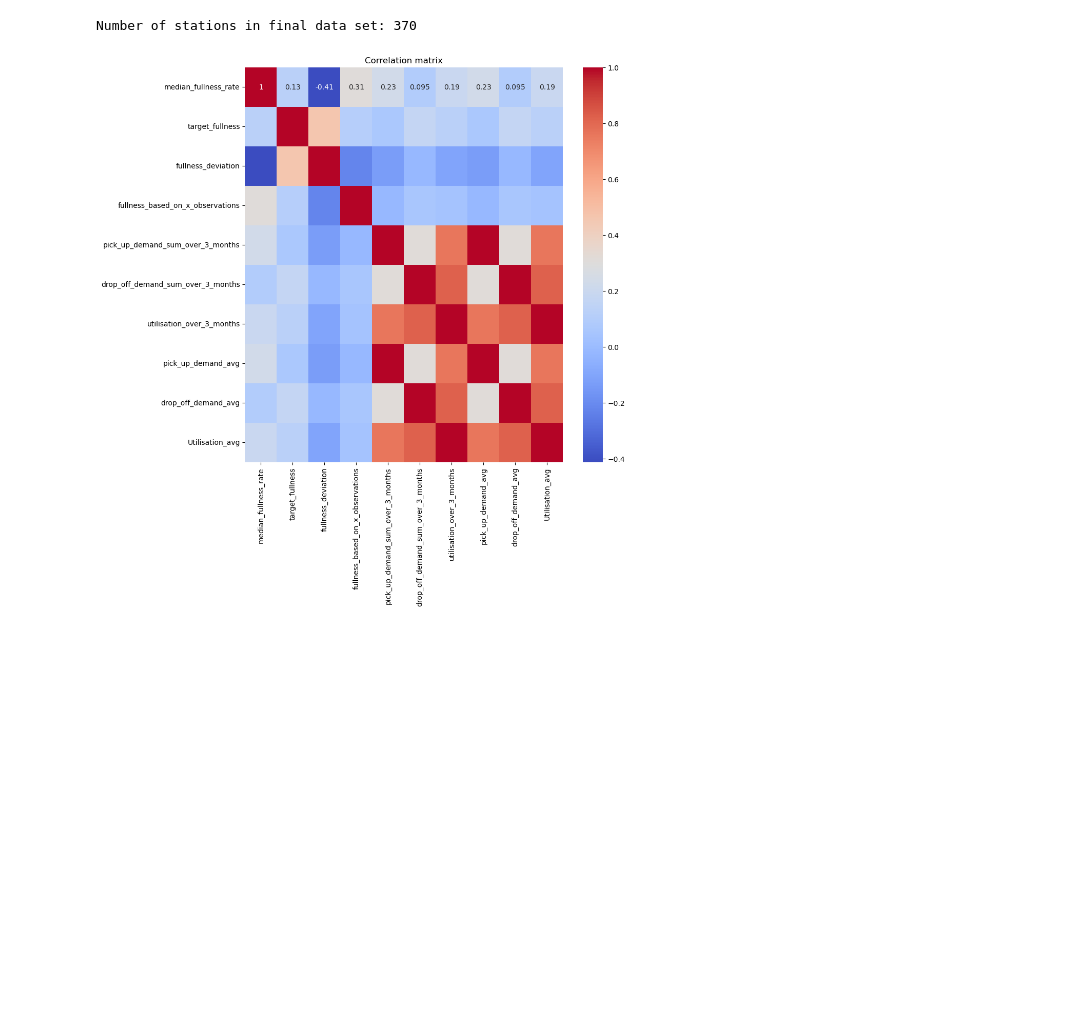
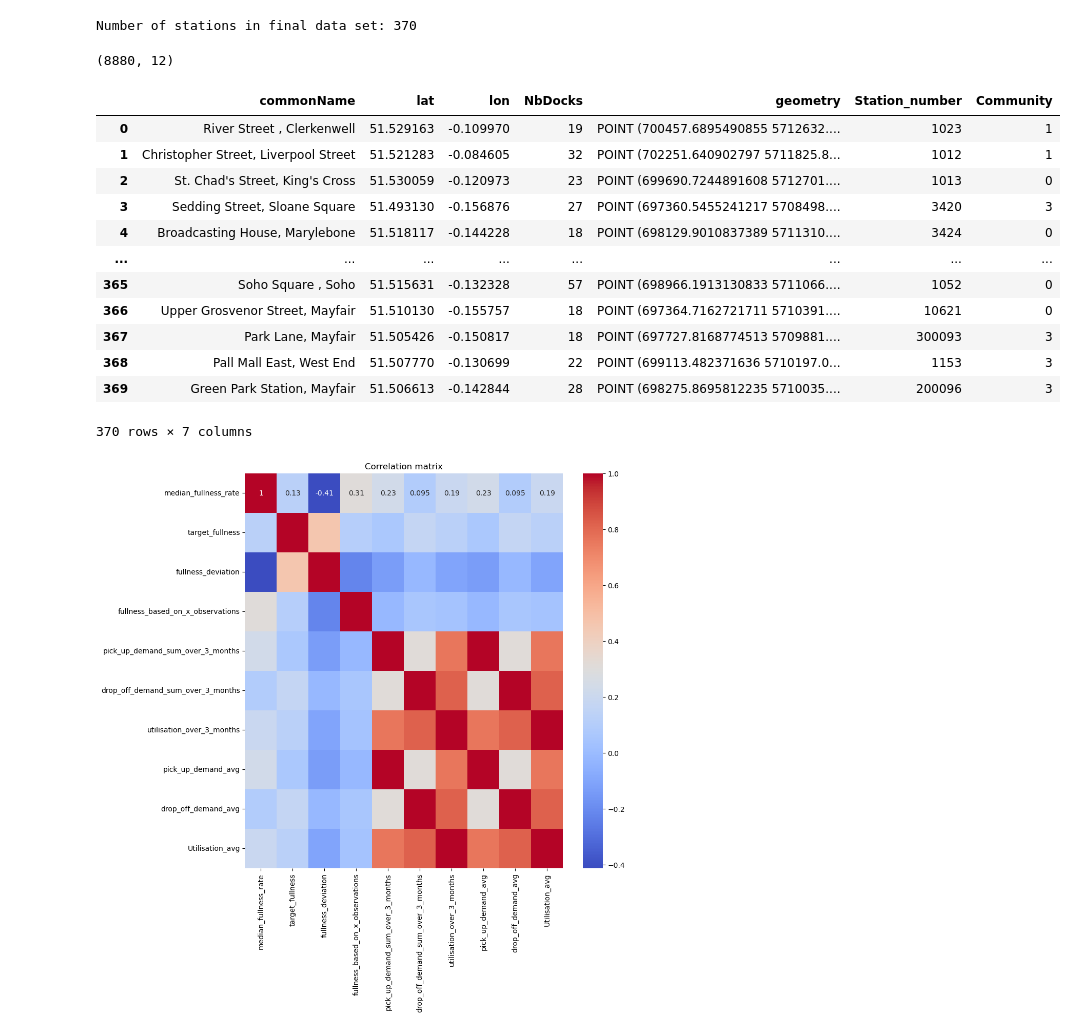
Before and after one commit to julxi-tech/London-Bike-Sharing-Network-Analysis, a Jupyter notebook: src/03_C_Methodology_Usage_and_Demand_Analysis.ipynb, the cells around one changed output. Drawn from its saved outputs; the diff is of its cells as text; code cells hidden in the pictures; blank space fills up the shorter version.

```diff
--- a/src/03_C_Methodology_Usage_and_Demand_Analysis.ipynb
+++ b/src/03_C_Methodology_Usage_and_Demand_Analysis.ipynb
@@ -348,6 +352,29 @@ print(f"Number of stations in final data set: {final_data_set_central_london['st
 Number of stations in final data set: 370
 # %%
 final_data_set_central_london.to_csv('../Data/03_Results/metrics_stations_over_day.csv', index=False)
+# %%
+final_data_set_central_london = pd.read_csv('../Data/03_Results/metrics_stations_over_day.csv')
+final_data_set_central_london.shape
+# %% [output]
+(8880, 12)
+# %%
+station_data = pd.read_csv('../Data/02_Processed_Data/Station_data_with_community.csv')
+# %%
+station_data
+# %% [output]
+|  | commonName | lat | lon | NbDocks | geometry | Station_number | Community |
+| 0 | River Street , Clerkenwell | 51.529163 | -0.109970 | 19 | POINT (700457.6895490855 5712632.... | 1023 | 1 |
+| 1 | Christopher Street, Liverpool Street | 51.521283 | -0.084605 | 32 | POINT (702251.640902797 5711825.8... | 1012 | 1 |
+| 2 | St. Chad's Street, King's Cross | 51.530059 | -0.120973 | 23 | POINT (699690.7244891608 5712701.... | 1013 | 0 |
+| 3 | Sedding Street, Sloane Square | 51.493130 | -0.156876 | 27 | POINT (697360.5455241217 5708498.... | 3420 | 3 |
+| 4 | Broadcasting House, Marylebone | 51.518117 | -0.144228 | 18 | POINT (698129.9010837389 5711310.... | 3424 | 0 |
+| ... | ... | ... | ... | ... | ... | ... | ... |
+| 365 | Soho Square , Soho | 51.515631 | -0.132328 | 57 | POINT (698966.1913130833 5711066.... | 1052 | 0 |
+| 366 | Upper Grosvenor Street, Mayfair | 51.510130 | -0.155757 | 18 | POINT (697364.7162721711 5710391.... | 10621 | 0 |
+| 367 | Park Lane, Mayfair | 51.505426 | -0.150817 | 18 | POINT (697727.8168774513 5709881.... | 300093 | 3 |
+| 368 | Pall Mall East, West End | 51.507770 | -0.130699 | 22 | POINT (699113.482371636 5710197.0... | 1153 | 3 |
+| 369 | Green Park Station, Mayfair | 51.506613 | -0.142844 | 28 | POINT (698275.8695812235 5710035.... | 200096 | 3 |
+370 rows × 7 columns
 # %%
 # plot the correlation matrix
 import seaborn as sns
```
Also changed, not shown: parts of 1 cell of this notebook, 1 other file.
